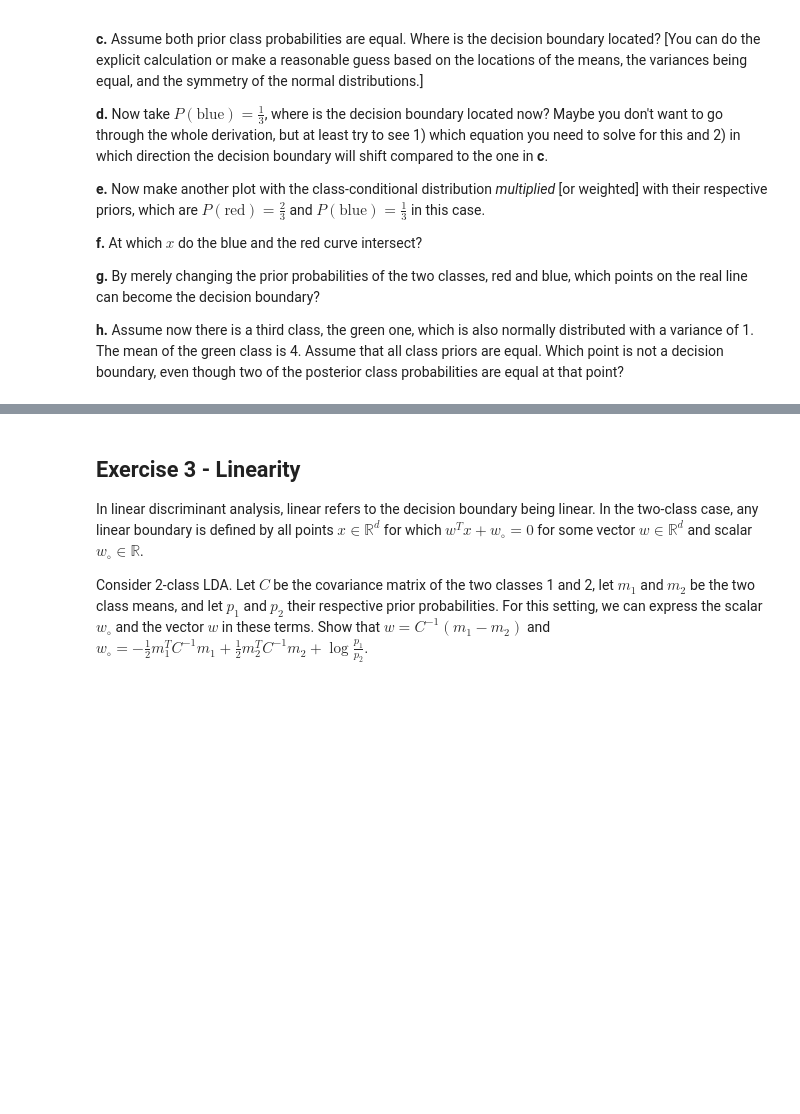
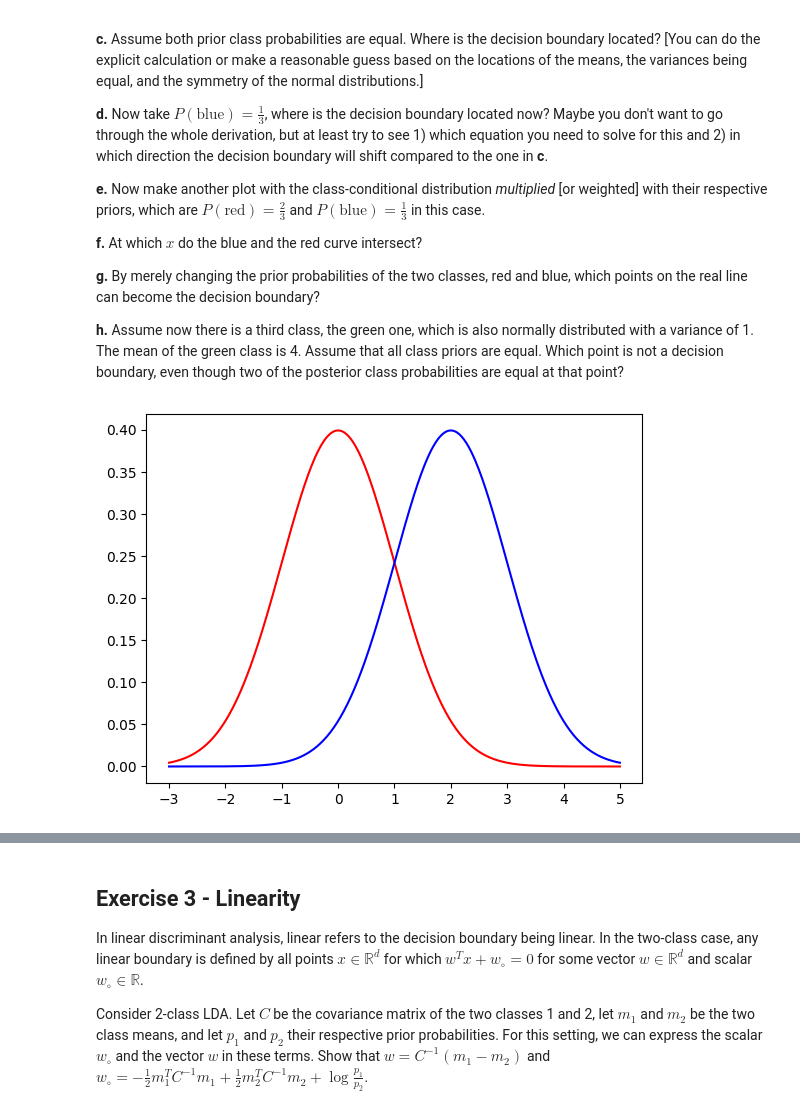
Before and after one commit to lanster42/Erasmus-Notes-25-26, a Jupyter notebook: Data mining and Machine learning/Assignment4/Assignment4_DMML_20250923.ipynb, the cells around one changed output, grey strips where cells are left out. Drawn from its saved outputs; the diff is of its cells as text; code cells hidden in the pictures; blank space fills up the shorter version.

```diff
--- a/Data mining and Machine learning/Assignment4/Assignment4_DMML_20250923.ipynb
+++ b/Data mining and Machine learning/Assignment4/Assignment4_DMML_20250923.ipynb
@@ -37,3 +56,20 @@ The decision boundary is located at those $x$ on the real line where the classif
 **g.** By merely changing the prior probabilities of the two classes, red and blue, which points on the real line can become the decision boundary?
 
 **h.** Assume now there is a third class, the green one, which is also normally distributed with a variance of 1.  The mean of the green class is 4.  Assume that all class priors are equal.  Which point is not a decision boundary, even though two of the posterior class probabilities are equal at that point?
+# %%
+""" (a) """
+import matplotlib.pyplot as plt
+import numpy as np
+import math
+import scipy.stats as stats
+
+mu1 = 0
+variance = 1
+mu2 = 2
+sigma = math.sqrt(variance)
+x1 = np.linspace(mu1 - 3*sigma, mu2 + 3*sigma, 400)
+plt.plot(x1, stats.norm.pdf(x1, mu1, sigma), color='red') #first plotting the standard normal distribution
+plt.plot(x1, stats.norm.pdf(x1, mu2, sigma), color='blue') #then plotting the other gaussian
+plt.show()
+# %% [output]
+[figure, added]
```
Also changed, not shown: parts of 15 cells of this notebook, 4 other files.
